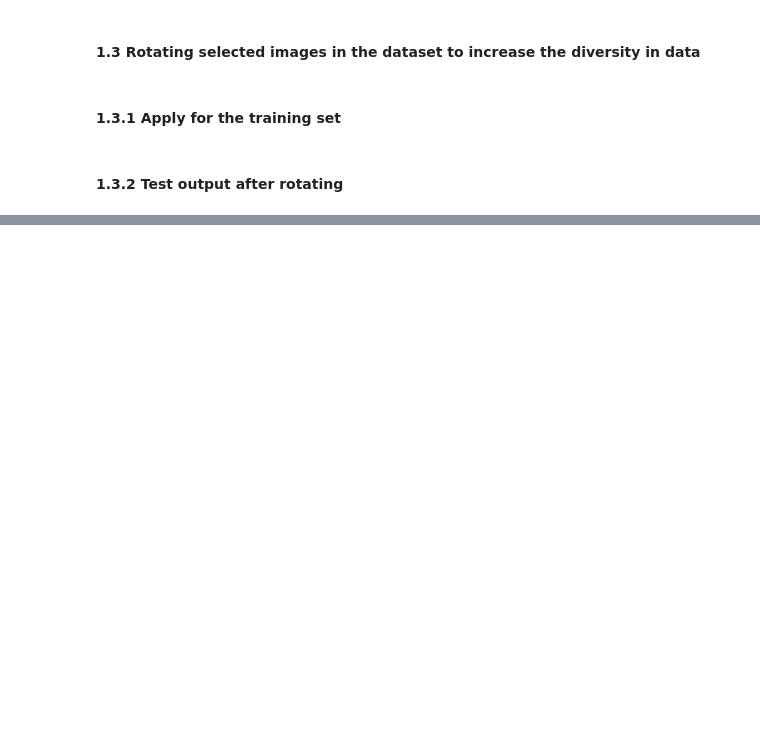
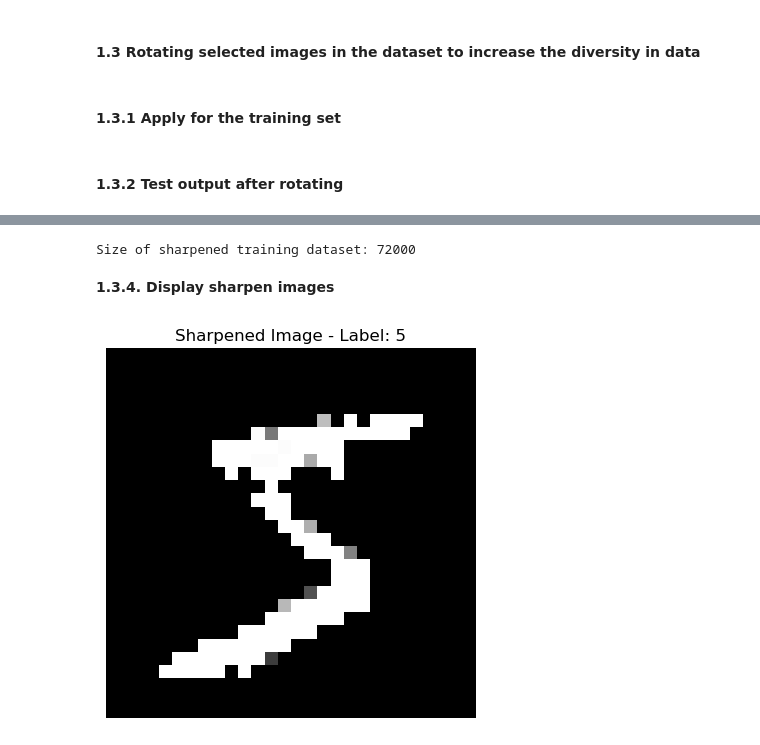
Before and after one commit to Team-Synapse-UoM/Custom-CNN-ImageClassification, a Jupyter notebook: data.ipynb, the cells around one changed output, grey strips where cells are left out. Saved outputs shown, nothing was run; the diff lists cells and outputs as text; code cells hidden in the pictures; blank space fills up the shorter version.

```diff
--- a/data.ipynb
+++ b/data.ipynb
@@ -256,0 +328,77 @@ plt.show()#plot
+# %%
+# Sharpen images using a kernel
+def sharpen_images(tensor_images):
+    # Define kernel
+    sharpen_kernel = torch.tensor([[0, -1, 0],
+                                   [-1, 5, -1],
+                                   [0, -1, 0]], dtype=torch.float32).unsqueeze(0).unsqueeze(0)
+
+    # Apply the sharpening filter
+    sharpened_images = F.conv2d(tensor_images, sharpen_kernel, padding=1)
+    # Clip in the range [0, 1]
+    sharpened_images = torch.clamp(sharpened_images, 0, 1)
+
+    return sharpened_images
+
+# Sharpen all images in training
+def sharpen_all_images(dataset):
+    all_images = []
+    labels = []
+
+    for i in range(len(dataset)):
+        all_images.append(dataset[i][0].unsqueeze(0))
+
+    # Stack images into a single tensor
+    stacked_images = torch.cat(all_images)
+
+    # Sharpen all images in one go
+    sharpened_images = sharpen_images(stacked_images)
+
+    # Gather labels
+    for i in range(len(dataset)):
+        labels.append(dataset[i][1])
+
+    # Create a new dataset with the sharpened images and their labels
+    sharpened_dataset = TensorDataset(sharpened_images, torch.tensor(labels))
+    return sharpened_dataset
+
+sharpened_train_dataset = sharpen_all_images(train_dataset)
+
+# Update training dataset with the sharpened dataset
+train_dataset = sharpened_train_dataset
+
+# Shuffle the new training dataset using DataLoader
+train_loader = DataLoader(train_dataset, batch_size=64, shuffle=True)
+
+
+
+print("Size of sharpened training dataset:", len(train_dataset))
+# %% [output]
+Size of sharpened training dataset: 72000
+# %% [markdown]
+**1.3.4. Display sharpen images**
+# %%
+# Display sharpened image and its label
+def show_sharpened_sample(dataset, sample_index):
+    sharpened_sample_image = dataset[sample_index][0]  # Get the sharpened image tensor
+    sharpened_sample_label = dataset[sample_index][1]  # Get the corresponding label
+
+    # Convert tensor image to PIL
+    def show_image(tensor_image):
+        # Unnormalize the image
+        unnormalized_image = tensor_image * 0.5 + 0.5
+        # Convert the tensor back to a PIL image
+        pil_image = transforms.ToPILImage()(unnormalized_image)
+        return pil_image
+
+    # Show the sharpened image
+    plt.imshow(show_image(sharpened_sample_image), cmap="gray")
+    plt.title(f"Sharpened Image - Label: {sharpened_sample_label}")
+    plt.axis('off')
+    plt.show()
+
+# Display a sample sharpened image and its label
+sample_index = 0  # Change this index to view different samples
+show_sharpened_sample(train_dataset, sample_index)
+# %% [output]
+[figure, added]
```
Also changed, not shown: parts of 11 cells of this notebook.
